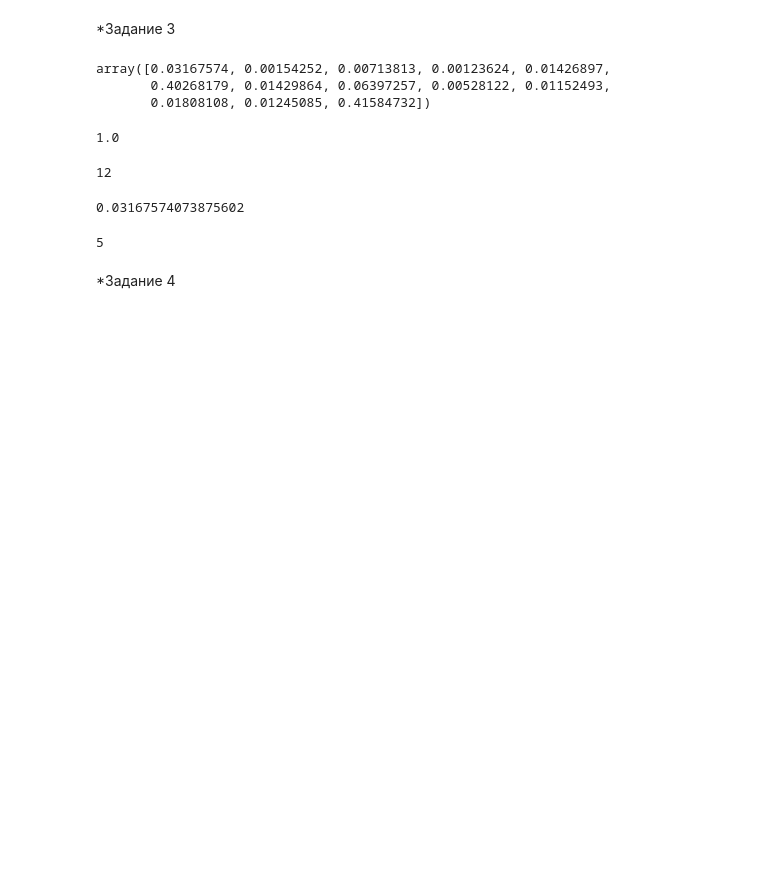
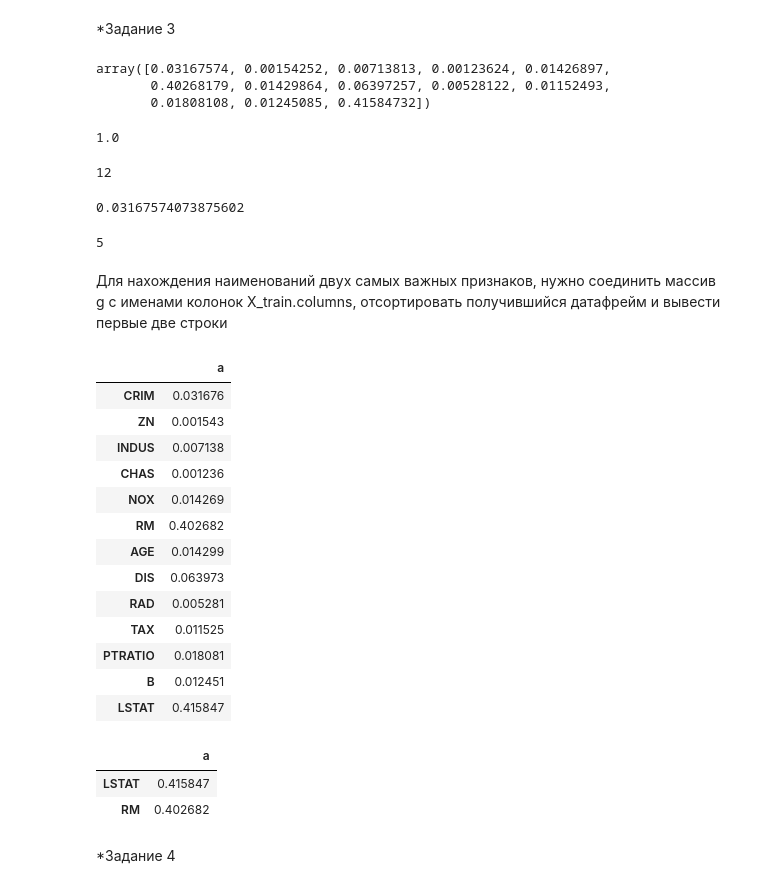
Before and after one commit to Veritas93/Data-Science, a Jupyter notebook: lesson_3/Lesson_3.ipynb, the cells around one changed output. Saved outputs shown, nothing was run; the diff lists cells and outputs as text; code cells hidden in the pictures; blank space fills up the shorter version.

```diff
--- a/lesson_3/Lesson_3.ipynb
+++ b/lesson_3/Lesson_3.ipynb
@@ -206,3 +206,23 @@ for i in range(model.n_features_):
 max_value_idx2
 # %% [output]
 5
+# %% [markdown]
+Для нахождения наименований двух самых важных признаков, нужно соединить массив g с именами колонок X_train.columns, отсортировать получившийся датафрейм и вывести первые две строки
+# %%
+X = pd.DataFrame(g, X_train.columns , columns=list('a'))
+X.head(133)
+# %% [output]
+|  | a |
+| CRIM | 0.031676 |
+| ZN | 0.001543 |
+| INDUS | 0.007138 |
+| CHAS | 0.001236 |
+| NOX | 0.014269 |
+| RM | 0.402682 |
+| AGE | 0.014299 |
+| DIS | 0.063973 |
+| RAD | 0.005281 |
+| TAX | 0.011525 |
+| PTRATIO | 0.018081 |
+| B | 0.012451 |
+| LSTAT | 0.415847 |
@@ -209,3 +231,9 @@ max_value_idx2
+# %%
+t[:2]
+# %% [output]
+|  | a |
+| LSTAT | 0.415847 |
+| RM | 0.402682 |
 # %% [markdown]
 *Задание 4
 # %%
```
Also changed, not shown: parts of 2 cells of this notebook.
